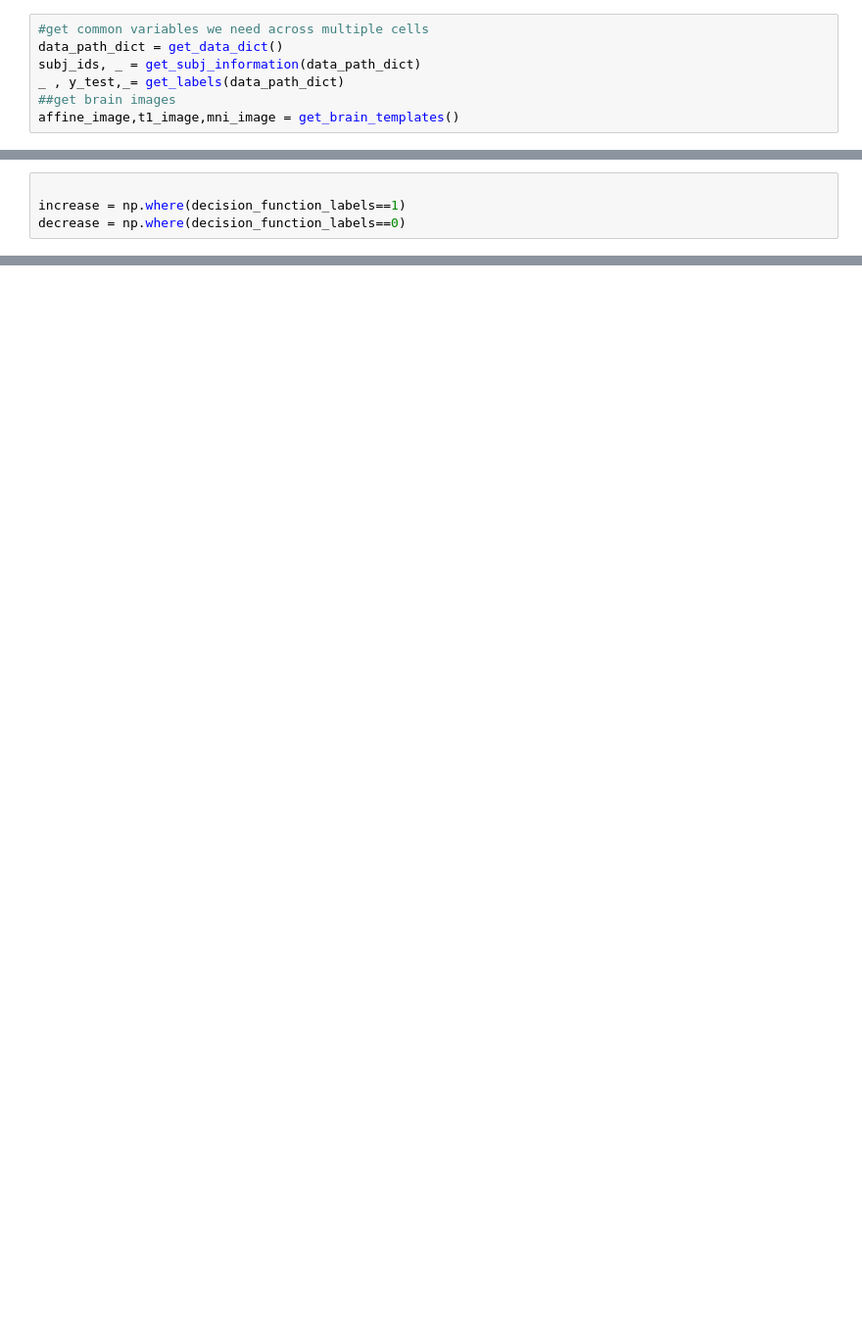
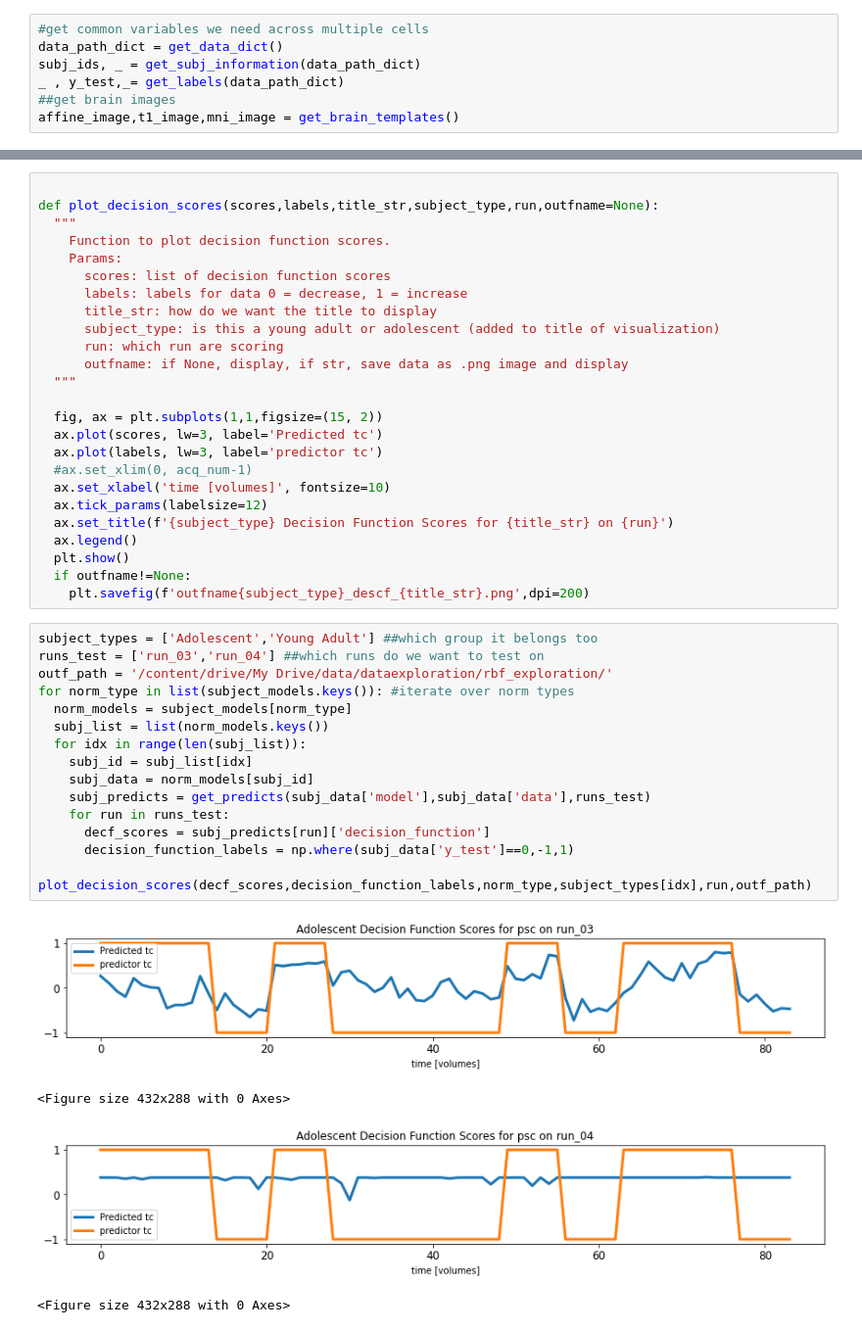
Before and after one commit to staceybeck/teambrainiac, a Jupyter notebook: source/VisualizationsNotebook.ipynb, the cells around one changed output, grey strips where cells are left out. Shown at 98% size. Drawn from its saved outputs; the diff is of its cells as text; blank space fills up the shorter version.

Commit message:
final visualizations notebook, still needs some cleaning

```diff
--- a/source/VisualizationsNotebook.ipynb
+++ b/source/VisualizationsNotebook.ipynb
@@ -484,4 +123,0 @@ plt.show()
-# %%
-
-increase = np.where(decision_function_labels==1)
-decrease = np.where(decision_function_labels==0)
@@ -596,0 +300,45 @@ plt.show()
+# %%
+
+def plot_decision_scores(scores,labels,title_str,subject_type,run,outfname=None):
+  """
+    Function to plot decision function scores.
+    Params:
+      scores: list of decision function scores
+      labels: labels for data 0 = decrease, 1 = increase
+      title_str: how do we want the title to display
+      subject_type: is this a young adult or adolescent (added to title of visualization)
+      run: which run are scoring
+      outfname: if None, display, if str, save data as .png image and display
+  """
+
+  fig, ax = plt.subplots(1,1,figsize=(15, 2))
+  ax.plot(scores, lw=3, label='Predicted tc')
+  ax.plot(labels, lw=3, label='predictor tc')
+  #ax.set_xlim(0, acq_num-1)
+  ax.set_xlabel('time [volumes]', fontsize=10)
+  ax.tick_params(labelsize=12)
+  ax.set_title(f'{subject_type} Decision Function Scores for {title_str} on {run}')
+  ax.legend()
+  plt.show()
+  if outfname!=None:
+    plt.savefig(f'outfname{subject_type}_descf_{title_str}.png',dpi=200)
+# %%
+subject_types = ['Adolescent','Young Adult'] ##which group it belongs too
+runs_test = ['run_03','run_04'] ##which runs do we want to test on
+outf_path = '/content/drive/My Drive/data/dataexploration/rbf_exploration/'
+for norm_type in list(subject_models.keys()): #iterate over norm types
+  norm_models = subject_models[norm_type]
+  subj_list = list(norm_models.keys())
+  for idx in range(len(subj_list)):
+    subj_id = subj_list[idx]
+    subj_data = norm_models[subj_id]
+    subj_predicts = get_predicts(subj_data['model'],subj_data['data'],runs_test)
+    for run in runs_test:
+      decf_scores = subj_predicts[run]['decision_function']
+      decision_function_labels = np.where(subj_data['y_test']==0,-1,1)
+      plot_decision_scores(decf_scores,decision_function_labels,norm_type,subject_types[idx],run,outf_path)
+# %% [output]
+[figure, added]
+<Figure size 432x288 with 0 Axes>
+[figure, added]
+<Figure size 432x288 with 0 Axes>
```
Also changed, not shown: parts of 46 cells of this notebook.
